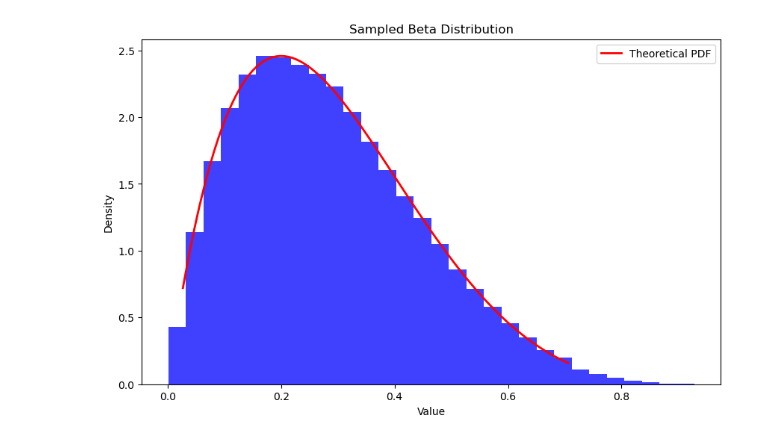
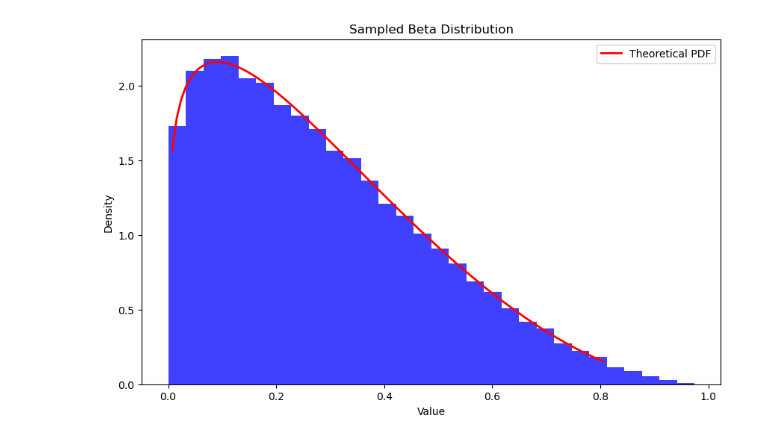
Before and after one commit to j-nystrom/biodiversity-impacts, a Jupyter notebook: notebooks/distribution_playground.ipynb, the cells around one changed output. Drawn from its saved outputs; the diff is of its cells as text; code cells hidden in the pictures.

```diff
--- a/notebooks/distribution_playground.ipynb
+++ b/notebooks/distribution_playground.ipynb
@@ -31,6 +31,6 @@ def sample_and_plot_beta(alpha_param, beta_param, sample_size=100000):
     plt.show()
 # %%
 # Example usage
-sample_and_plot_beta(alpha_param=2, beta_param=5)
+sample_and_plot_beta(alpha_param=1.2, beta_param=3)
 # %% [output]
-[figure, old version]
+[figure, new version]
```
Also changed, not shown: 4 other files.
